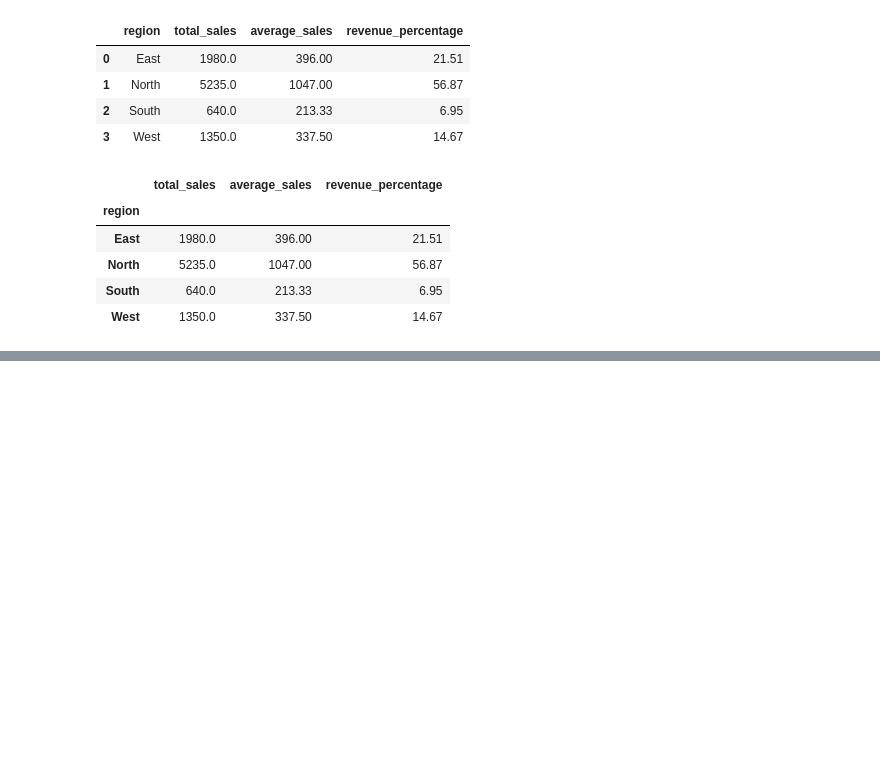
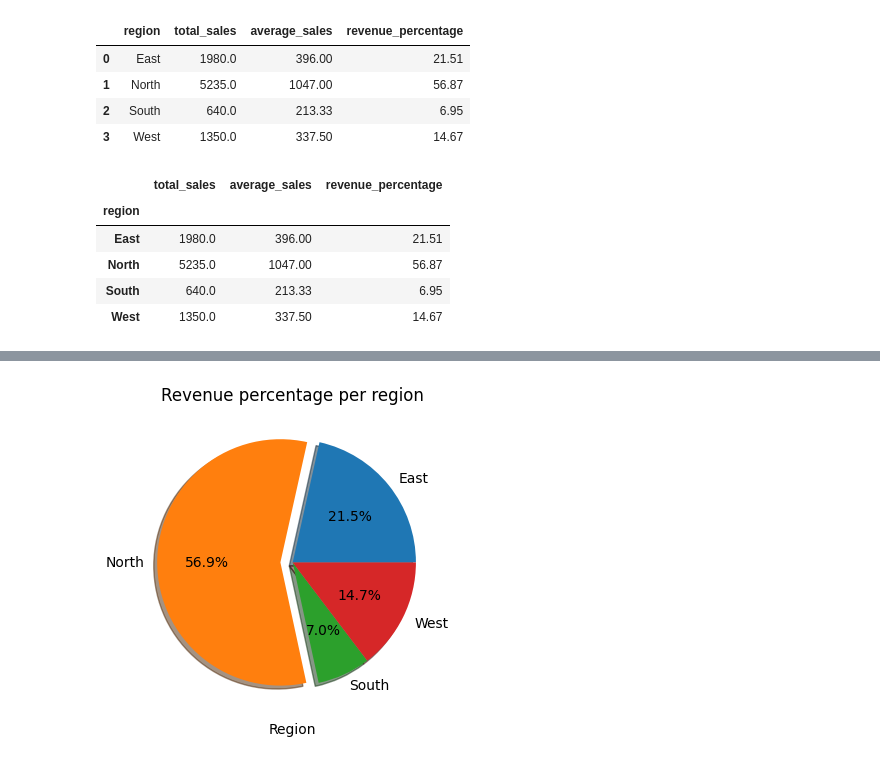
Before and after one commit to Majok-Bol/sales, a Jupyter notebook: sales.ipynb, the cells around one changed output, grey strips where cells are left out. Saved outputs shown, nothing was run; the diff lists cells and outputs as text; code cells hidden in the pictures; blank space fills up the shorter version.

```diff
--- a/sales.ipynb
+++ b/sales.ipynb
@@ -333,0 +347,11 @@ with pd.ExcelWriter("regional_sales.xlsx",engine="openpyxl") as writer:
+# %%
+#plot pie chart for revenue percentage
+regional_sales["revenue_percentage"].plot(kind="pie",shadow=True,explode=[0,0.1,0,0],autopct="%1.1f%%",figsize=(6,4))
+plt.title("Revenue percentage per region")
+plt.xlabel("Region")
+plt.ylabel("")
+plt.xticks(rotation=0)
+plt.savefig('revenue_percentage.png')
+# plt.show()
+# %% [output]
+[figure, added]
```
Also changed, not shown: parts of 12 cells of this notebook, 6 other files.
